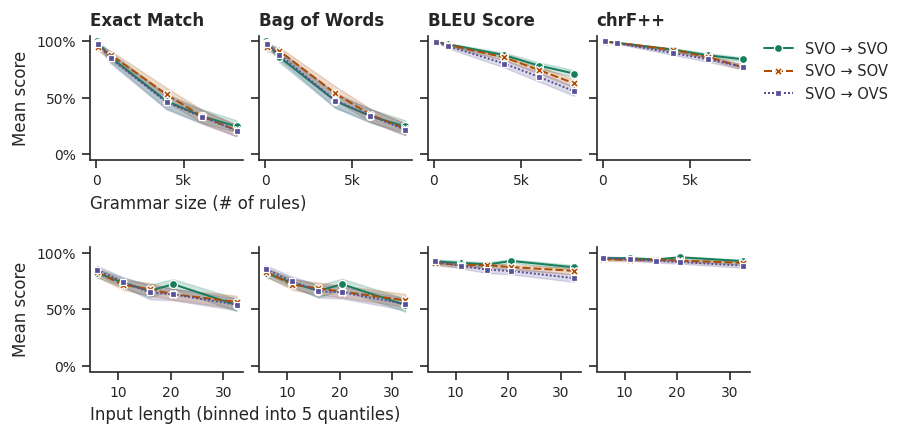
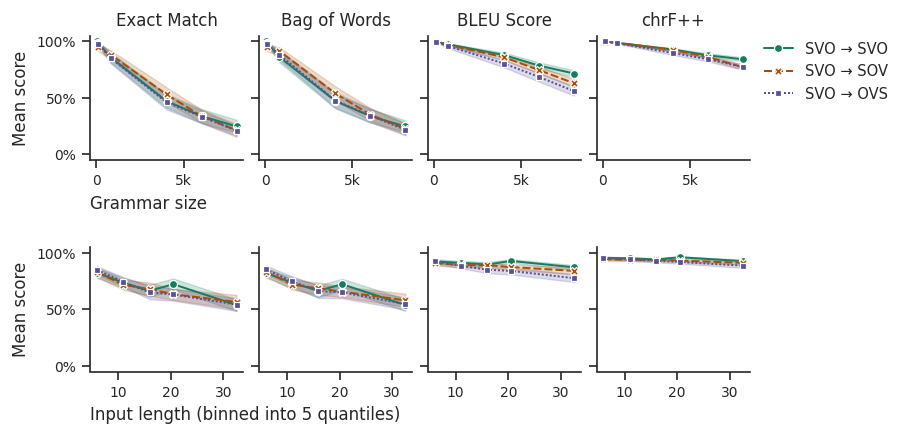
The notebook cell's code change between the first figure and the second:
--- before
+++ after
@@ -45,5 +45,5 @@
                     )
                     ax.set_xlabel(
-                        "Grammar size (# of rules)",
+                        "Grammar size",
                         loc="left" if i == 0 else "center",
                     )
@@ -55,5 +55,5 @@
                 ax.spines["right"].set_visible(False)
                 if r == 0:
-                    ax.set_title(metric_name)
+                    ax.set_title(metric_name, fontweight="normal", loc="center")
 
                 if i == 0:

Commit: notebooks: refresh experiment analyses and figures